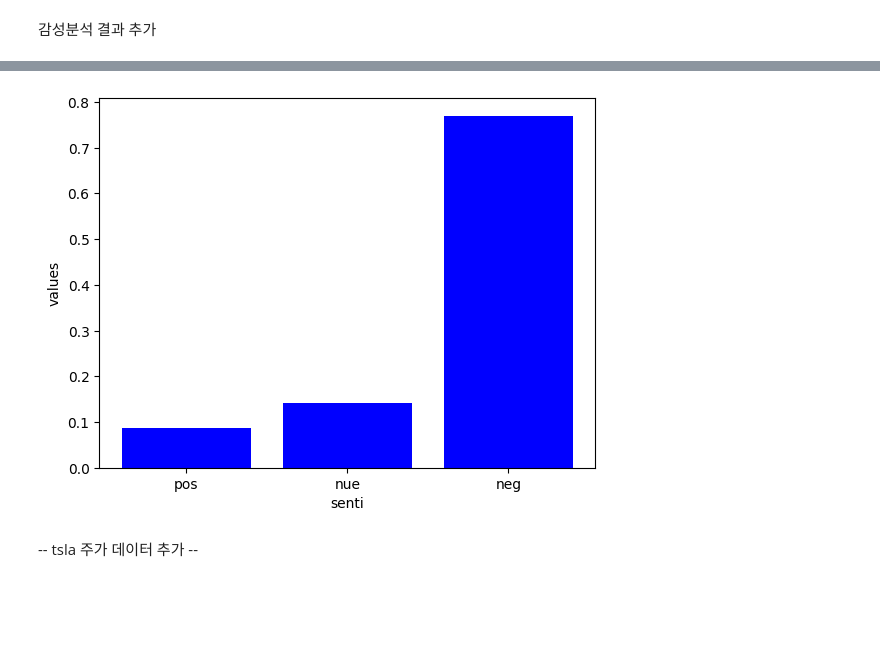
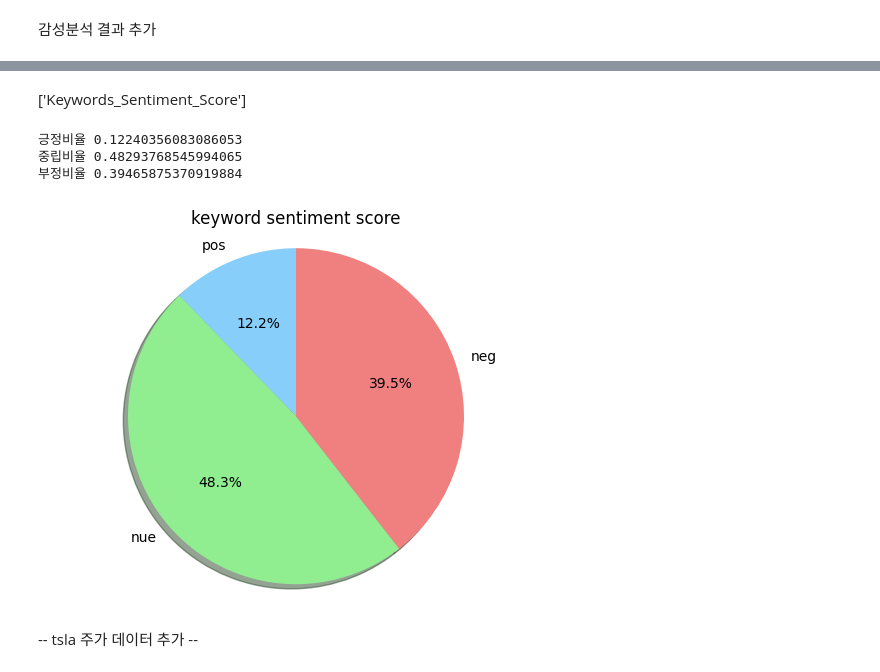
Before and after one commit to geun-hyoung/StockPredictionByTextMining, a Jupyter notebook: txt_.ipynb, the cells around one changed output, grey strips where cells are left out. Cells and saved outputs as stored; diff of their text form; code cells hidden in the pictures; blank space fills up the shorter version.

```diff
--- a/txt_.ipynb
+++ b/txt_.ipynb
@@ -228,0 +212,4 @@ tfidf_df
+# %%
+preprocessed_sentences = df['Description'].apply(preprocess_word)
+df['Preprocessed'] = preprocessed_sentences
+df
@@ -332,12 +335,13 @@ add_results_to_excel(sentences, 'analysis_results.xlsx')
 
 date_keyword_result = {
     'Date': df['Date'],
-    'Sentences': sentences
+    'Sentences': preprocessed_sentences,
 }
 
 dk_df = pd.DataFrame(date_keyword_result)
 
 grouped_data = dk_df.groupby('Date')['Sentences'].apply(lambda x: ', '.join(x)).reset_index()
+# grouped_data = dk_df.groupby('Date')['Sentences'].agg([' '.join, 'count']).reset_index()
 
 grouped_data.to_excel('date_text.xlsx', index = False)
 grouped_data
@@ -614,0 +531,11 @@ print("부정비율",neg)
+# %%
+# 긍정부정중립 비율 그래프
+colors = [ 'lightskyblue','lightgreen','lightcoral',]
+
+plt.title('description sentiment score')
+
+plt.pie([pos,nue,neg], labels = ['pos','nue','neg'], autopct='%1.1f%%', startangle=90, colors = colors, shadow=True)
+plt.axis('equal')
+
+# 그래프 보여주기
+plt.show()
@@ -615,15 +544,27 @@ print("부정비율",neg)
+# %% [markdown]
+['Keywords_Sentiment_Score']
+# %%
+pos = len(senti_df[senti_df['Keywords_Sentiment_Score'] > 0])/len(senti_df)
+nue = len(senti_df[senti_df['Keywords_Sentiment_Score'] == 0])/len(senti_df)
+neg = len(senti_df[senti_df['Keywords_Sentiment_Score'] < 0])/len(senti_df)
+print("긍정비율",pos)
+print("중립비율",nue)
+print("부정비율",neg)
+# %% [output]
+긍정비율 0.12240356083086053
+중립비율 0.48293768545994065
+부정비율 0.39465875370919884
 # %%
 # 긍정부정중립 비율 그래프
+plt.title('keyword sentiment score')
 
-plt.bar(['pos','nue','neg'], [pos,nue,neg], color='blue')
-
-plt.xlabel('senti')
-plt.ylabel('values')
+plt.pie([pos,nue,neg], labels = ['pos','nue','neg'], autopct='%1.1f%%', startangle=90,colors = colors,shadow=True)
+plt.axis('equal')
 
 # 그래프 보여주기
 plt.show()
 # %% [output]
-[figure, old version]
+[figure, new version]
 # %% [markdown]
 -- tsla 주가 데이터 추가 --
 # %%
```
Also changed, not shown: parts of 35 cells of this notebook.
